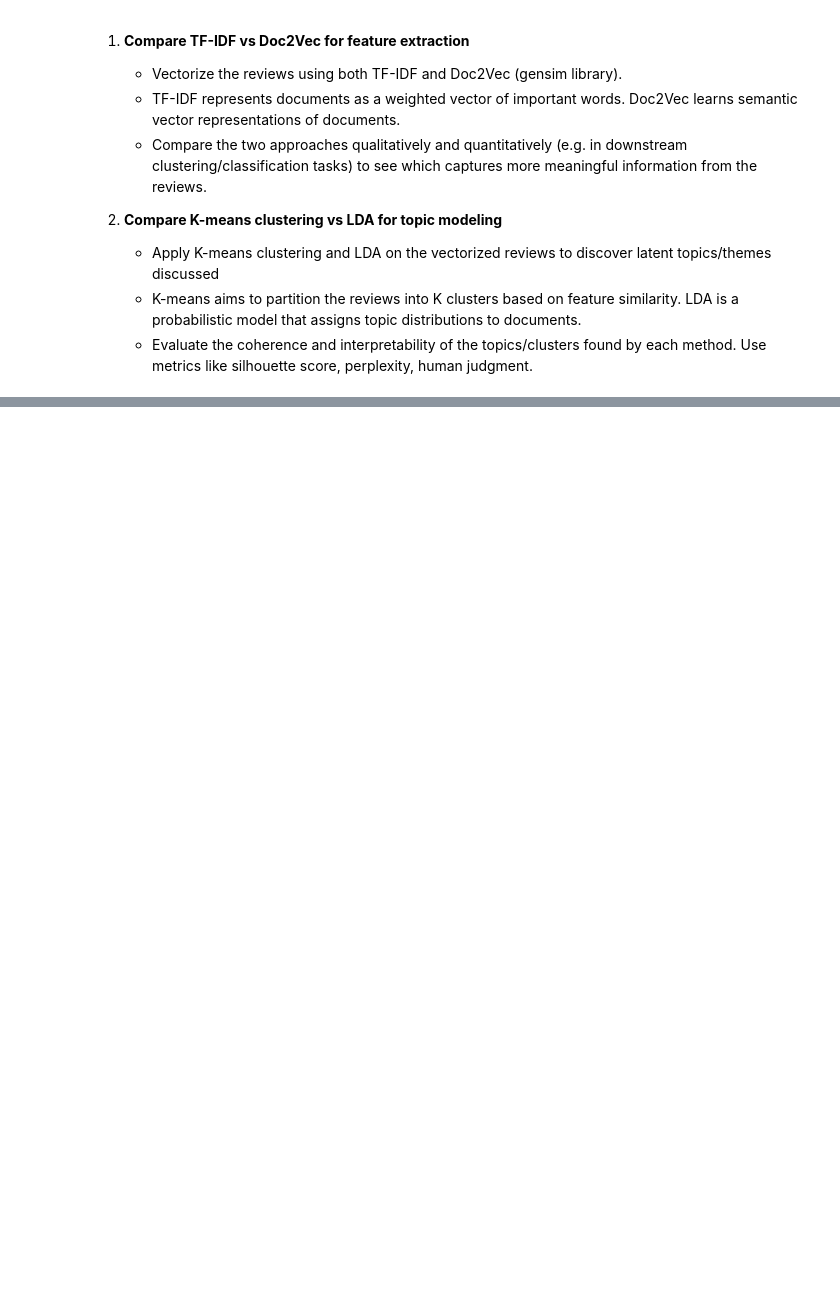
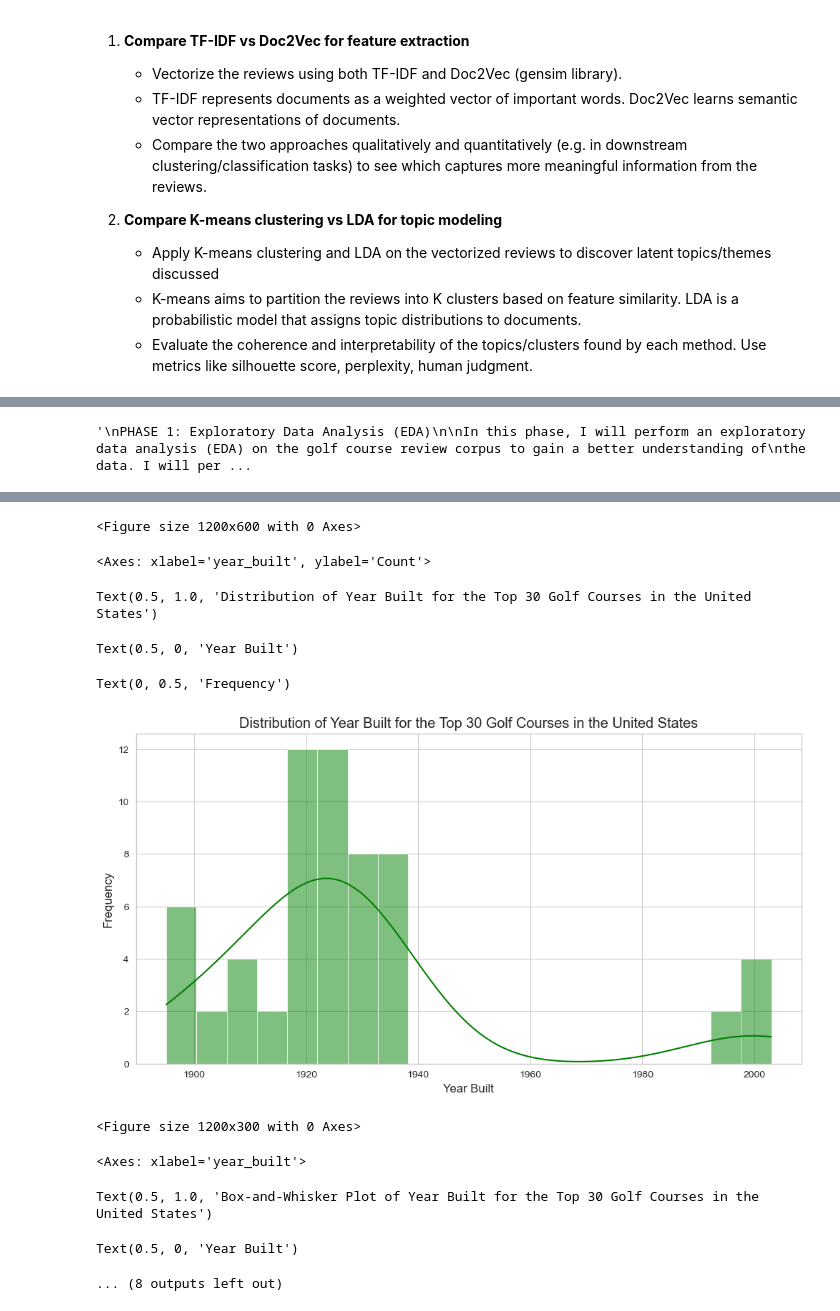
Before and after one commit to stefanjenss/Natural_Language_Processing, a Jupyter notebook: MSDS_453_Term_Project/V1_top_courses_NLP_code.ipynb, the cells around one changed output, grey strips where cells are left out. Drawn from its saved outputs; the diff is of its cells as text; code cells hidden in the pictures; blank space fills up the shorter version.

```diff
--- a/MSDS_453_Term_Project/V1_top_courses_NLP_code.ipynb
+++ b/MSDS_453_Term_Project/V1_top_courses_NLP_code.ipynb
@@ -67,7 +79,19 @@ np.random.seed(42)
 # %%
 """
-Firstly, since I created the golf course review corpus using Excel, I will need to convert the Excel file to a CSV file.
-I will use the pandas library to do this.
+PHASE 0: IMPORT THE GOLF COURSE REVIEW CORPUS AND CONVERSION TO CSV FILE AND DATAFRAME
+    1. Firstly, since I created the golf course review corpus using Excel, I will need to convert the Excel file to a CSV file.
+       I will use the pandas library to do this.
+    2. Secondly, I will use the pandas library to read the CSV file and create a DataFrame.
+"""
 
-Secondly, I will use the pandas library to read the CSV file and create a DataFrame.
-"""
+# Convert the Excel file to a CSV file
+# Read the Excel file
+FILE = 'golf_course_review_corpus.xlsx'
+golf_course_review = pd.read_excel(FILE)
+
+# Save the DataFrame to a CSV file
+golf_course_review.to_csv('golf_course_review_corpus.csv', index=False)
+
+# Read the CSV file and create a DataFrame
+golf_course_review = pd.read_csv('golf_course_review_corpus.csv')
+golf_course_review.head()
@@ -73,0 +106,47 @@ Secondly, I will use the pandas library to read the CSV file and create a DataFr
+# %%
+"""
+PHASE 1: Exploratory Data Analysis (EDA)
+
+In this phase, I will perform an exploratory data analysis (EDA) on the golf course review corpus to gain a better understanding of
+the data. I will perform the following tasks:
+    1. Calculate the summary statistics for the year_built column to better understand the distribution of when these top golf courses
+       were built.
+    2. Create a histogram and boxplot of the year_built column to visualize the distribution of when these top golf courses were built.
+    3. Create a frequency distribution for the architect to understand if there are certain architects that designed more of these
+       top golf courses.
+    4. Create a frequency distribution for the location column to understand the distribution of these top golf courses across different
+       states.
+         - Note: The location column contains both the city and state information, so I will need to extract the state information
+"""
+
+### 1. Calculate the summary statistics for the year_built column ###
+year_built_summary = golf_course_review['year_built'].describe()
+year_built_summary
+
+### 2.a Create a histogram of the year_built column ###
+plt.figure(figsize=(12, 6))
+sns.histplot(data=golf_course_review, x='year_built', bins=20, kde=True, color='green')
+plt.title('Distribution of Year Built for the Top 30 Golf Courses in the United States')
+plt.xlabel('Year Built')
+plt.ylabel('Frequency')
+plt.show()
+
+### 2.b Create a boxplot plot of the year_built column ###
+plt.figure(figsize=(12, 3))
+sns.boxplot(data=golf_course_review, x='year_built', color='lightgreen')
+plt.title('Box-and-Whisker Plot of Year Built for the Top 30 Golf Courses in the United States')
+plt.xlabel('Year Built')
+plt.show()
+
+### 3. Create a frequency distribution for the architect column ###
+# Calculate the frequency of architects
+architect_freq = golf_course_review['architect'].value_counts()
+# Visualize the frequency distribution of architects
+plt.figure(figsize=(12, 6))
+sns.barplot(x=architect_freq.values, y=architect_freq.index, color='green')
+plt.title('Frequency Distribution of Architects for the Top 30 Golf Courses in the U.S.')
+plt.xlabel('Frequency')
+plt.ylabel('Architects')
+plt.show()
+# %% [output]
+'\nPHASE 1: Exploratory Data Analysis (EDA)\n\nIn this phase, I will perform an exploratory data analysis (EDA) on the golf course review corpus to gain a better understanding of\nthe data. I will per ...
@@ -73,0 +162,11 @@ Secondly, I will use the pandas library to read the CSV file and create a DataFr
+<Figure size 1200x600 with 0 Axes>
+<Axes: xlabel='year_built', ylabel='Count'>
+Text(0.5, 1.0, 'Distribution of Year Built for the Top 30 Golf Courses in the United States')
+Text(0.5, 0, 'Year Built')
+Text(0, 0.5, 'Frequency')
+[figure, added]
+<Figure size 1200x300 with 0 Axes>
+<Axes: xlabel='year_built'>
+Text(0.5, 1.0, 'Box-and-Whisker Plot of Year Built for the Top 30 Golf Courses in the United States')
+Text(0.5, 0, 'Year Built')
+... (8 outputs left out)
```
Also changed, not shown: parts of 8 cells of this notebook, 9 other files.
